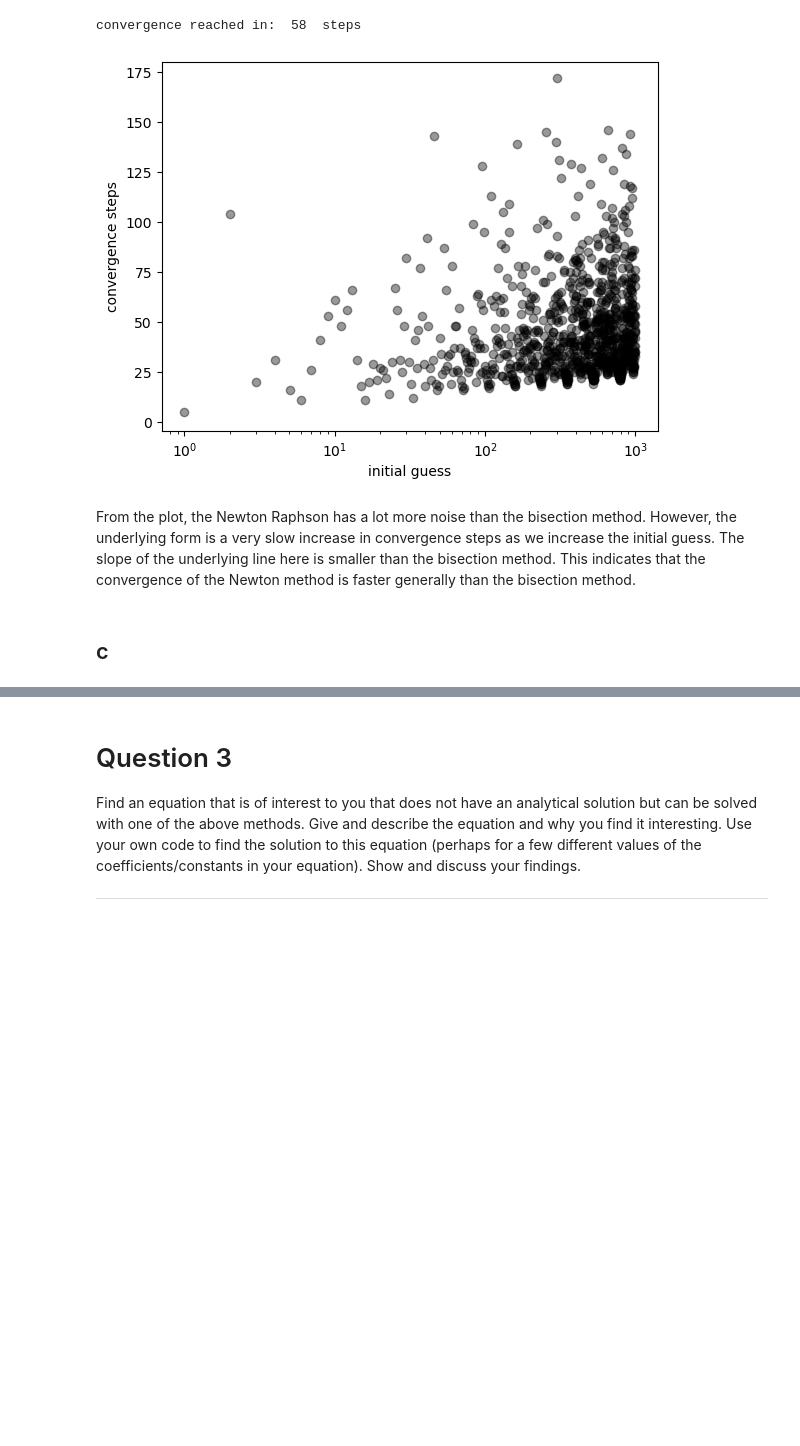
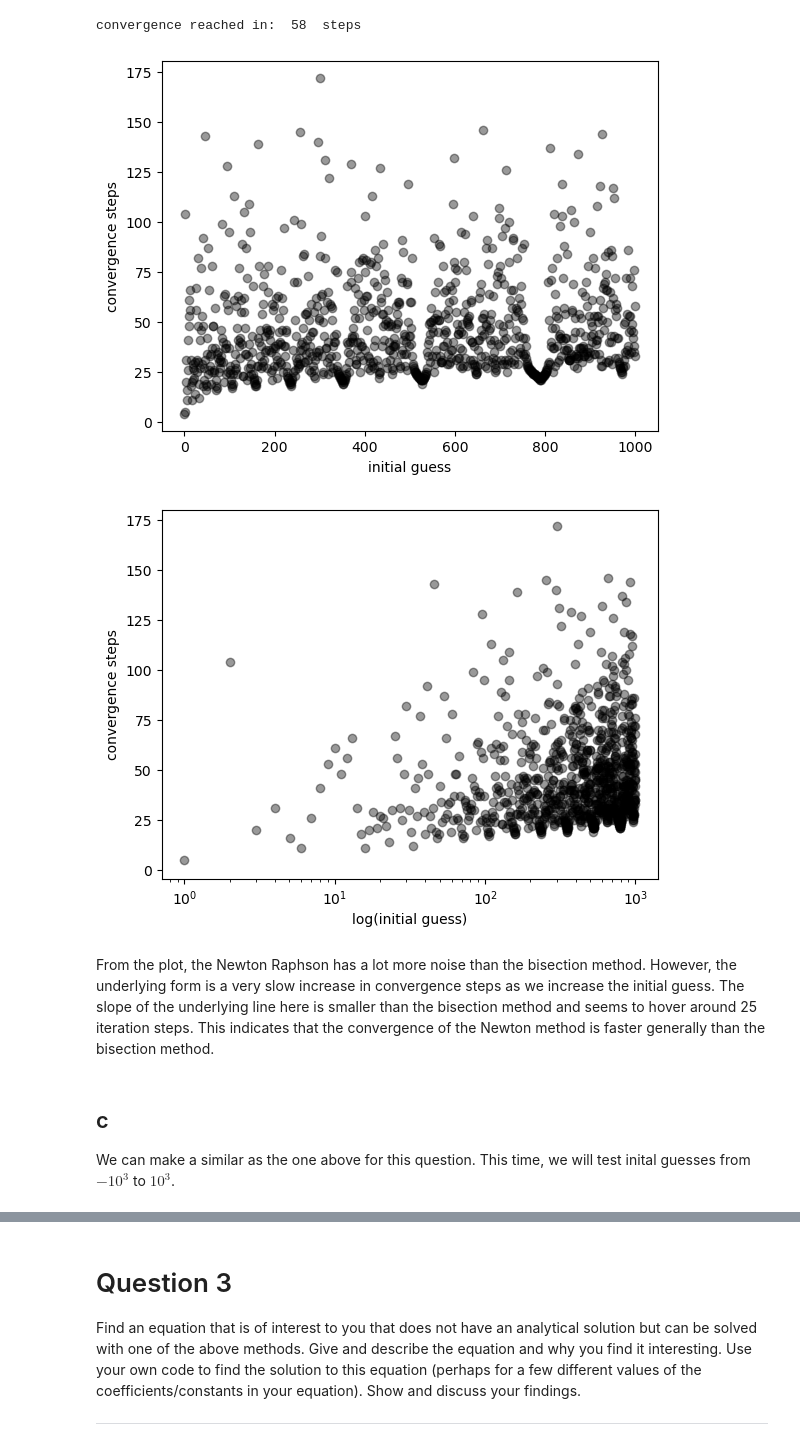
Before and after one commit to gilgarcia-01/ASTR5900, a Jupyter notebook: hw/hw2/ggarcia_CompAstro_hw2.ipynb, the cells around one changed output, grey strips where cells are left out. Cells and saved outputs as stored; diff of their text form; code cells hidden in the pictures; blank space fills up the shorter version.

```diff
--- a/hw/hw2/ggarcia_CompAstro_hw2.ipynb
+++ b/hw/hw2/ggarcia_CompAstro_hw2.ipynb
@@ -243,12 +250,10 @@ def bisection(function,a,b,tolerance,max_iterations,print_steps=False):
         -print_steps: if user wants each iteration's root to be printed,
                 they can set print_steps=True
     outputs:
-        - the root of the function if it exists
-        - or an error if no convergance is reached
+        - root:the root of the function if it exists
+            or an error if no convergance is reached
+        - counter: the number of iterations taken to reach the root
     '''
-
-
-
 
     #we compute the first iteration of f(a) and f(b)
     f_a,f_b = function(a),function(b)
@@ -336,8 +341,9 @@ def newton_raphson(function,function_prime,initial_guess,tolerance,max_iteration
                 they can set print_steps=True
 
     outputs:
-        - the root of the function if it exists
-        - or an error if no convergance is reached
+        - root: the root of the function if it exists
+            or an error if no convergance is reached
+        - counter: the number of iterations taken to reach the root
     '''
 
     #initialize our starting x value
@@ -477,20 +483,29 @@ print('convergence reached in: ',counter,' steps')
 # %% [output]
 convergence reached in:  58  steps
 # %%
-initial_guess_lst = np.linspace(0,10**3,1_000)
+initial_guess_lst1 = np.linspace(0,10**3,1_000)
 newton_counter = []
-for guess in initial_guess_lst:
+for guess in initial_guess_lst1:
     root, counter = newton_raphson(func1,func1_prime,guess,tolerance,max_iters,False)
     newton_counter += [counter]
 # %%
-plt.scatter(initial_guess_lst,newton_counter,color='k',alpha=0.4)
+plt.scatter(initial_guess_lst1,newton_counter,color='k',alpha=0.4)
 plt.ylabel('convergence steps')
 plt.xlabel('initial guess')
+#plt.xscale('log')
+plt.show()
+
+plt.scatter(initial_guess_lst1,newton_counter,color='k',alpha=0.4)
+plt.ylabel('convergence steps')
+plt.xlabel('log(initial guess)')
 plt.xscale('log')
 plt.show()
 # %% [output]
-[figure, old version]
+[figure, new version]
+[figure, added]
 # %% [markdown]
-From the plot, the Newton Raphson has a lot more noise than the bisection method. However, the underlying form is a very slow increase in convergence steps as we increase the initial guess. The slope of the underlying line here is smaller than the bisection method. This indicates that the convergence of the Newton method is faster generally than the bisection method.
+From the plot, the Newton Raphson has a lot more noise than the bisection method. However, the underlying form is a very slow increase in convergence steps as we increase the initial guess. The slope of the underlying line here is smaller than the bisection method and seems to hover around 25 iteration steps. This indicates that the convergence of the Newton method is faster generally than the bisection method.
 # %% [markdown]
 ## c
+
+We can make a similar as the one above for this question. This time, we will test inital guesses from $-10^3$ to $10^3$.
```
Also changed, not shown: parts of 9 cells of this notebook.
